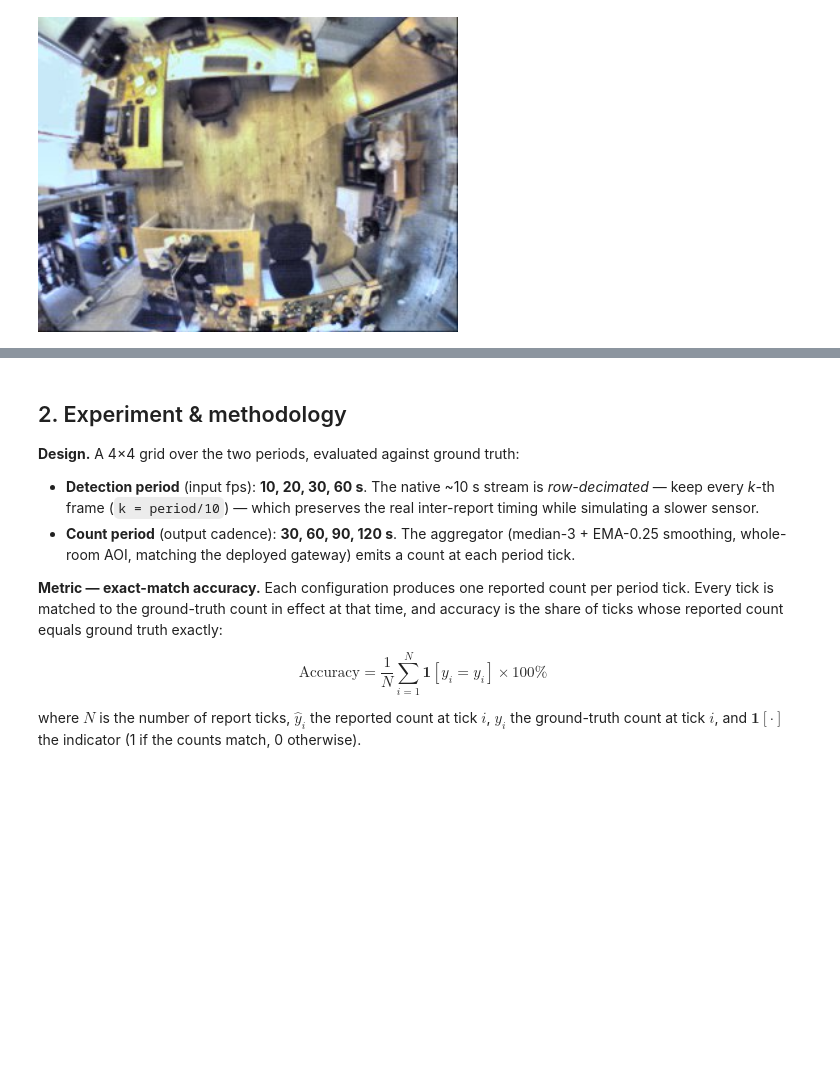
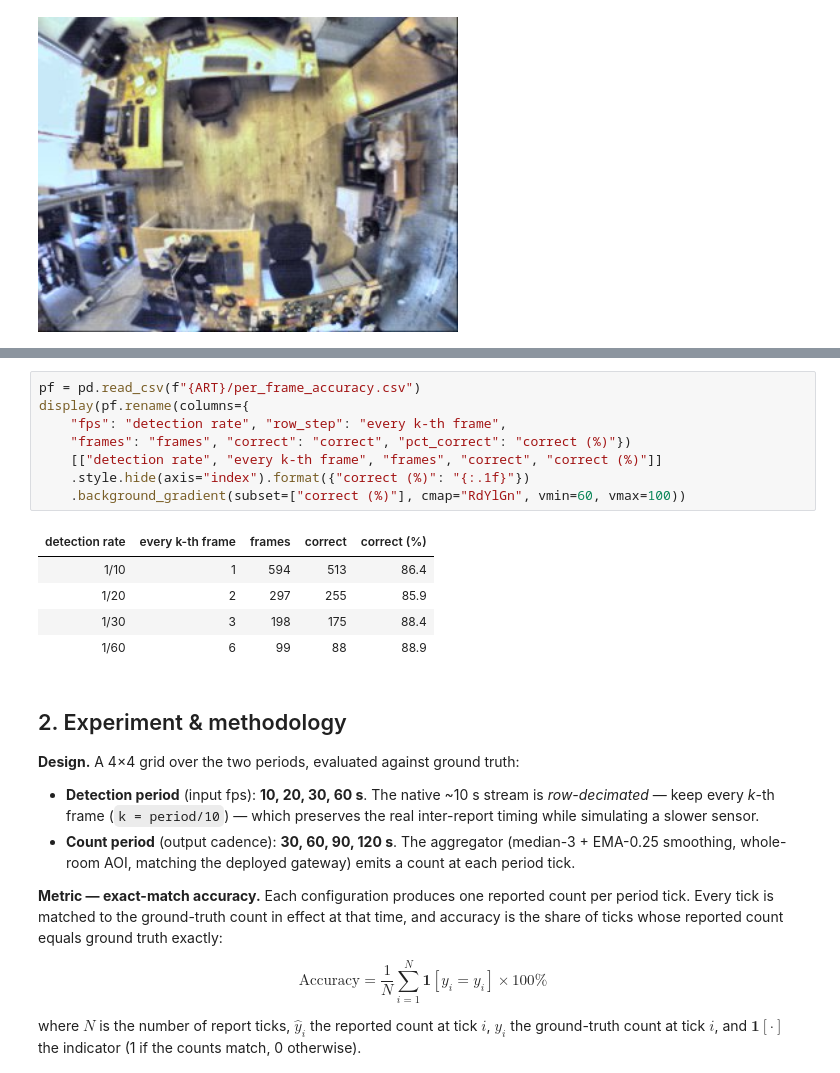
Before and after one commit to klymya/pg-research, a Jupyter notebook: fps_influence_on_count_acuracy_research/report.ipynb, the cells around one changed output, grey strips where cells are left out. Drawn from its saved outputs; the diff is of its cells as text; blank space fills up the shorter version.

```diff
--- a/fps_influence_on_count_acuracy_research/report.ipynb
+++ b/fps_influence_on_count_acuracy_research/report.ipynb
@@ -67,3 +85,17 @@ Image(filename="ControlledENV/6000703-1221-012345-4040.jpg", width=420)
+# %%
+pf = pd.read_csv(f"{ART}/per_frame_accuracy.csv")
+display(pf.rename(columns={
+    "fps": "detection rate", "row_step": "every k-th frame",
+    "frames": "frames", "correct": "correct", "pct_correct": "correct (%)"})
+    [["detection rate", "every k-th frame", "frames", "correct", "correct (%)"]]
+    .style.hide(axis="index").format({"correct (%)": "{:.1f}"})
+    .background_gradient(subset=["correct (%)"], cmap="RdYlGn", vmin=60, vmax=100))
+# %% [output]
+| detection rate | every k-th frame | frames | correct | correct (%) |
+| 1/10 | 1 | 594 | 513 | 86.4 |
+| 1/20 | 2 | 297 | 255 | 85.9 |
+| 1/30 | 3 | 198 | 175 | 88.4 |
+| 1/60 | 6 | 99 | 88 | 88.9 |
 # %% [markdown]
 ## 2. Experiment & methodology
 
```
Also changed, not shown: parts of 4 cells of this notebook, 3 other files.
